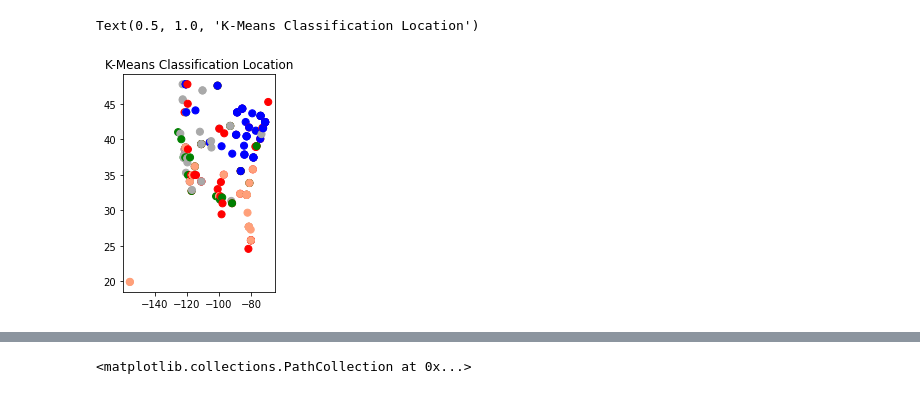
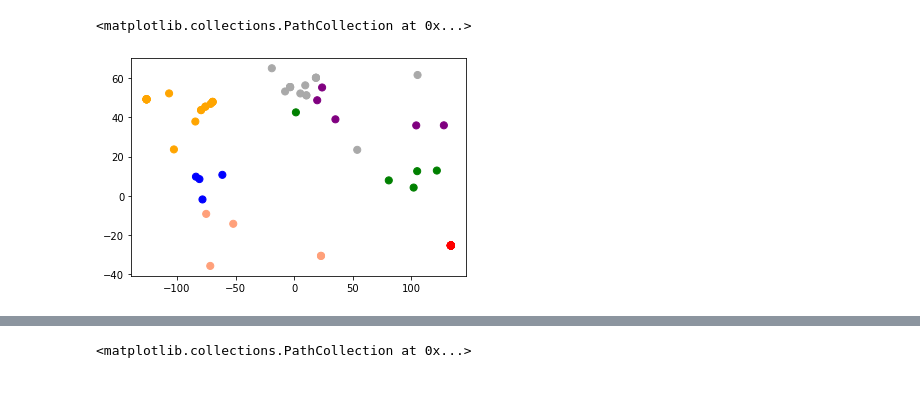
Before and after one commit to allisontao/crossfit-games-analysis, a Jupyter notebook: clustering.ipynb, the cells around one changed output, grey strips where cells are left out. Drawn from its saved outputs; the diff is of its cells as text; code cells hidden in the pictures.

Commit message:
included none us clustering

```diff
--- a/clustering.ipynb
+++ b/clustering.ipynb
@@ -17,3 +17,6 @@ men = pd.read_csv('athletes-men.csv')
 
 # CSV with only US athletes
 men_us = pd.read_csv('us_men.csv')
+no_us = pd.read_csv('other_men.csv')
+no_us_women = pd.read_csv('other_women.csv')
+no_us_women
@@ -61,16 +119,32 @@ Text(0.5, 1.0, 'K-Means Classification Location')
 # %%
-# old version for us
-df_men_us = men_us[['rank', 'age', 'run5k', 'pullups', 'fran', 'longitude', 'latitude']]
-X_us_men = scale(df_men_us)
-X_us_men[0:10,]
-x = scale(X_us_men)
+# location men other
+df_men_other = no_us.loc[:,['rank','latitude','longitude']]
 
-color_theme = np.array(['darkgray','lightsalmon', 'blue', 'red', 'green', 'yellow', 'purple', 'black', 'brown', 'pink', 'lightblue', 'lightgreen'])
-clustering = KMeans(n_clusters=5,random_state=4)
-clustering.fit(x)
-plt.subplot(1,2,2)
-plt.scatter(x=df_men_us['longitude'],y=df_men_us['latitude'],c=color_theme[clustering.labels_],s=50)
-plt.title('K-Means Classification Location')
+X_m_other = scale(df_men_other)
+
+
+num_clusters = 7
+
+
+color_theme = np.array(['darkgray','lightsalmon', 'blue', 'red', 'green', 'orange', 'purple', 'black', 'brown', 'pink', 'lightblue', 'lightgreen', 'teal'])
+
+clustering = KMeans(n_clusters=num_clusters, random_state=3)
+
+clustering.fit(X_m_other)
+
+
+
+df_men_other['cluster_label'] = kmeans.fit_predict(df_men_other[df_men_other.columns[1:3]])
+
+centers = kmeans.cluster_centers_ # Coordinates of cluster centers.
+
+labels = kmeans.predict(df_men_other[df_men_other.columns[1:3]]) # Labels of each point
+
+df_men_other.head(10)
+
+
+
+plt.scatter(x=df_men_other['longitude'],y=df_men_other['latitude'],c=color_theme[clustering.labels_],s=50)
 # %% [output]
-Text(0.5, 1.0, 'K-Means Classification Location')
+<matplotlib.collections.PathCollection at 0x...>
-[figure, old version]
+[figure, new version]
```
Also changed, not shown: parts of 15 cells of this notebook, 3 other files.
